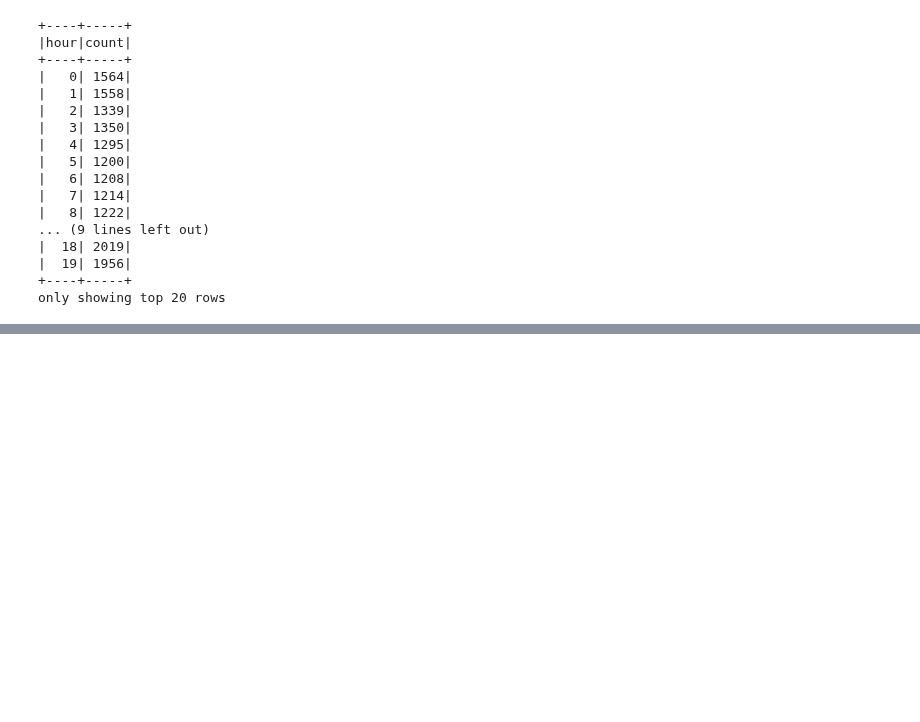
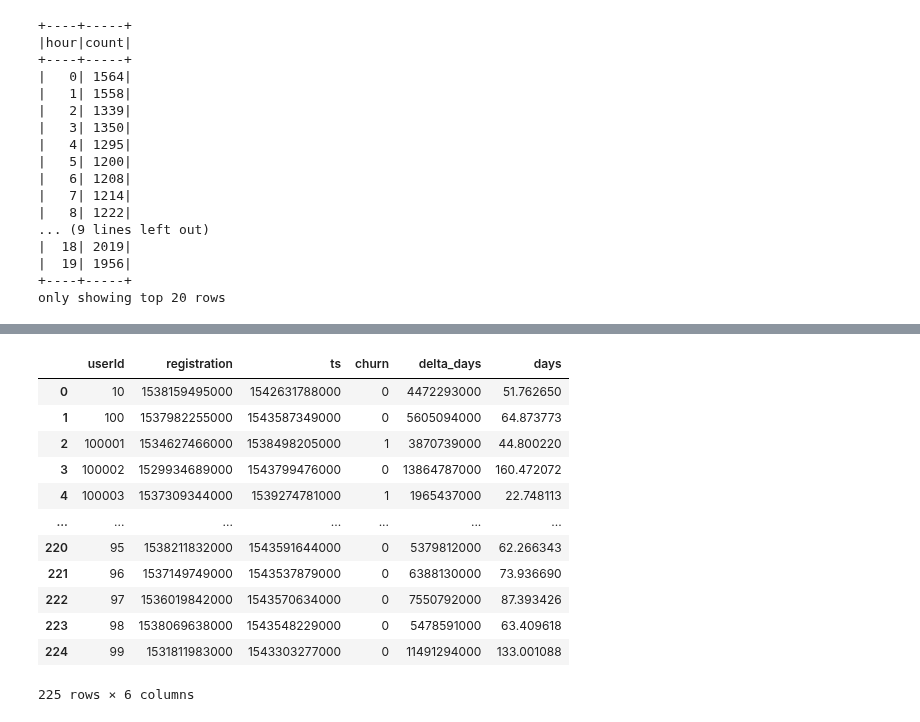
Before and after one commit to Nima-Sayyah/Sparkify, a Jupyter notebook: Sparkify.ipynb, the cells around one changed output, grey strips where cells are left out. Cells and saved outputs as stored; diff of their text form; code cells hidden in the pictures; blank space fills up the shorter version.

```diff
--- a/Sparkify.ipynb
+++ b/Sparkify.ipynb
@@ -1212,0 +1279,18 @@ AttributeError: 'DataFrame' object has no attribute 'Rank'
+# %%
+# to Pandas for the plot
+df_days_pd = df_days.toPandas()
+df_days_pd
+# %% [output]
+|  | userId | registration | ts | churn | delta_days | days |
+| 0 | 10 | 1538159495000 | 1542631788000 | 0 | 4472293000 | 51.762650 |
+| 1 | 100 | 1537982255000 | 1543587349000 | 0 | 5605094000 | 64.873773 |
+| 2 | 100001 | 1534627466000 | 1538498205000 | 1 | 3870739000 | 44.800220 |
+| 3 | 100002 | 1529934689000 | 1543799476000 | 0 | 13864787000 | 160.472072 |
+| 4 | 100003 | 1537309344000 | 1539274781000 | 1 | 1965437000 | 22.748113 |
+| ... | ... | ... | ... | ... | ... | ... |
+| 220 | 95 | 1538211832000 | 1543591644000 | 0 | 5379812000 | 62.266343 |
+| 221 | 96 | 1537149749000 | 1543537879000 | 0 | 6388130000 | 73.936690 |
+| 222 | 97 | 1536019842000 | 1543570634000 | 0 | 7550792000 | 87.393426 |
+| 223 | 98 | 1538069638000 | 1543548229000 | 0 | 5478591000 | 63.409618 |
+| 224 | 99 | 1531811983000 | 1543303277000 | 0 | 11491294000 | 133.001088 |
+225 rows × 6 columns
```
Also changed, not shown: parts of 113 cells of this notebook.
